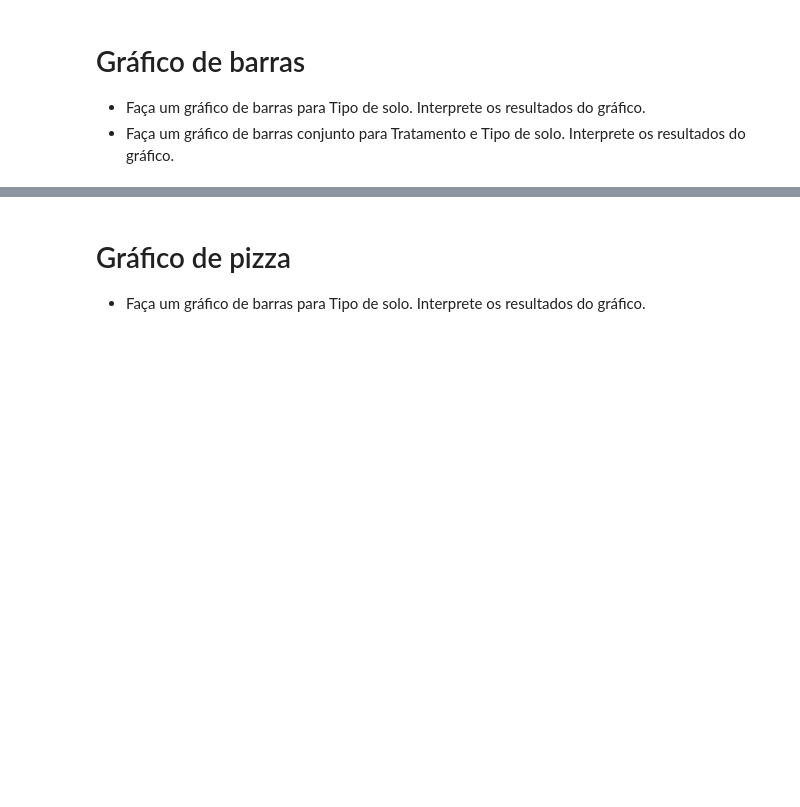
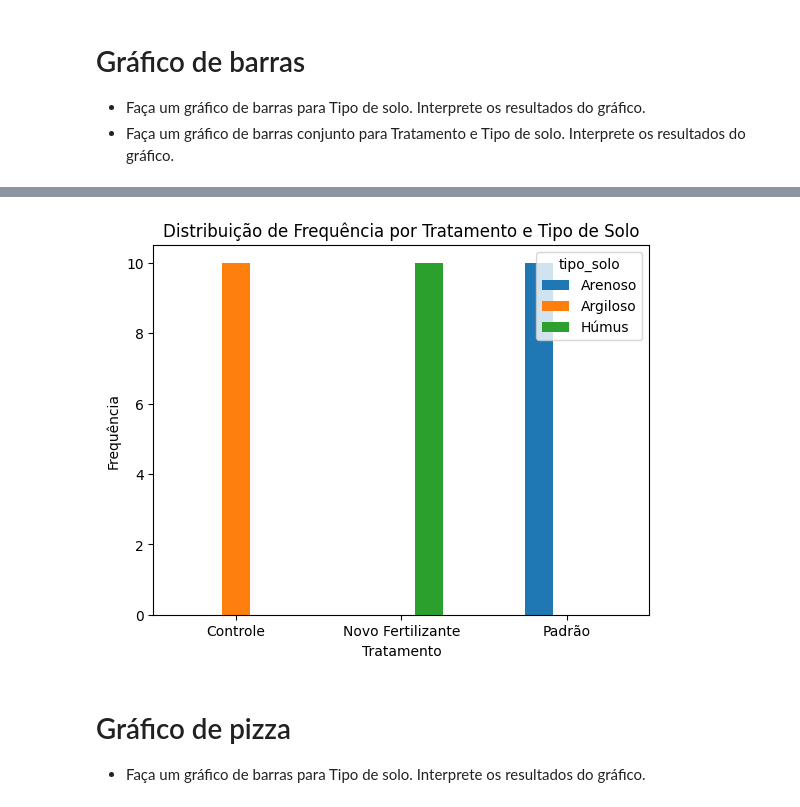
Before and after one commit to clobos/Bioestatistica_ESALQ_Python_2025, a Jupyter notebook: Aula02_Bioestatistica.ipynb, the cells around one changed output, grey strips where cells are left out. Saved outputs shown, nothing was run; the diff lists cells and outputs as text; code cells hidden in the pictures; blank space fills up the shorter version.

```diff
--- a/Aula02_Bioestatistica.ipynb
+++ b/Aula02_Bioestatistica.ipynb
@@ -90,3 +90,6 @@ display(frequencia_tipo_solo)
 | Arenoso | 10 |
 | Húmus | 10 |
 dtype: int64
+# %%
+tabela_contingencia_tratamento_solo = pd.crosstab(dados['tratamento'], dados['tipo_solo'])
+display(tabela_contingencia_tratamento_solo)
@@ -100,3 +119,13 @@ resultados do gráfico.
+# %%
+# Gráfico de barras conjunto para Tratamento e Tipo de solo
+tabela_contingencia_tratamento_solo.plot(kind='bar', stacked=False)
+plt.xlabel('Tratamento')
+plt.ylabel('Frequência')
+plt.title('Distribuição de Frequência por Tratamento e Tipo de Solo')
+plt.xticks(rotation=0)
+plt.show()
+# %% [output]
+[figure, added]
 # %% [markdown]
 # Gráfico de pizza
 
```
Also changed, not shown: parts of 20 cells of this notebook.
